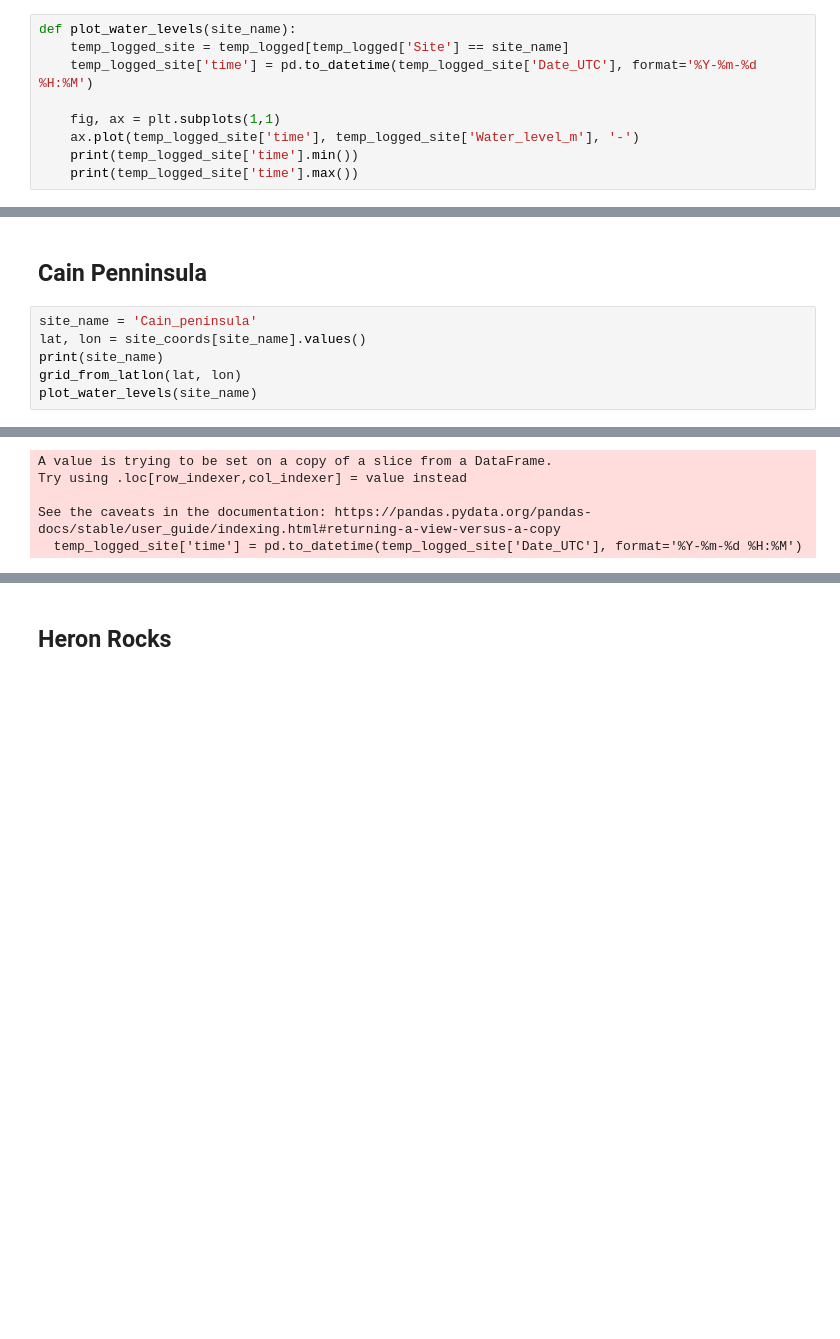
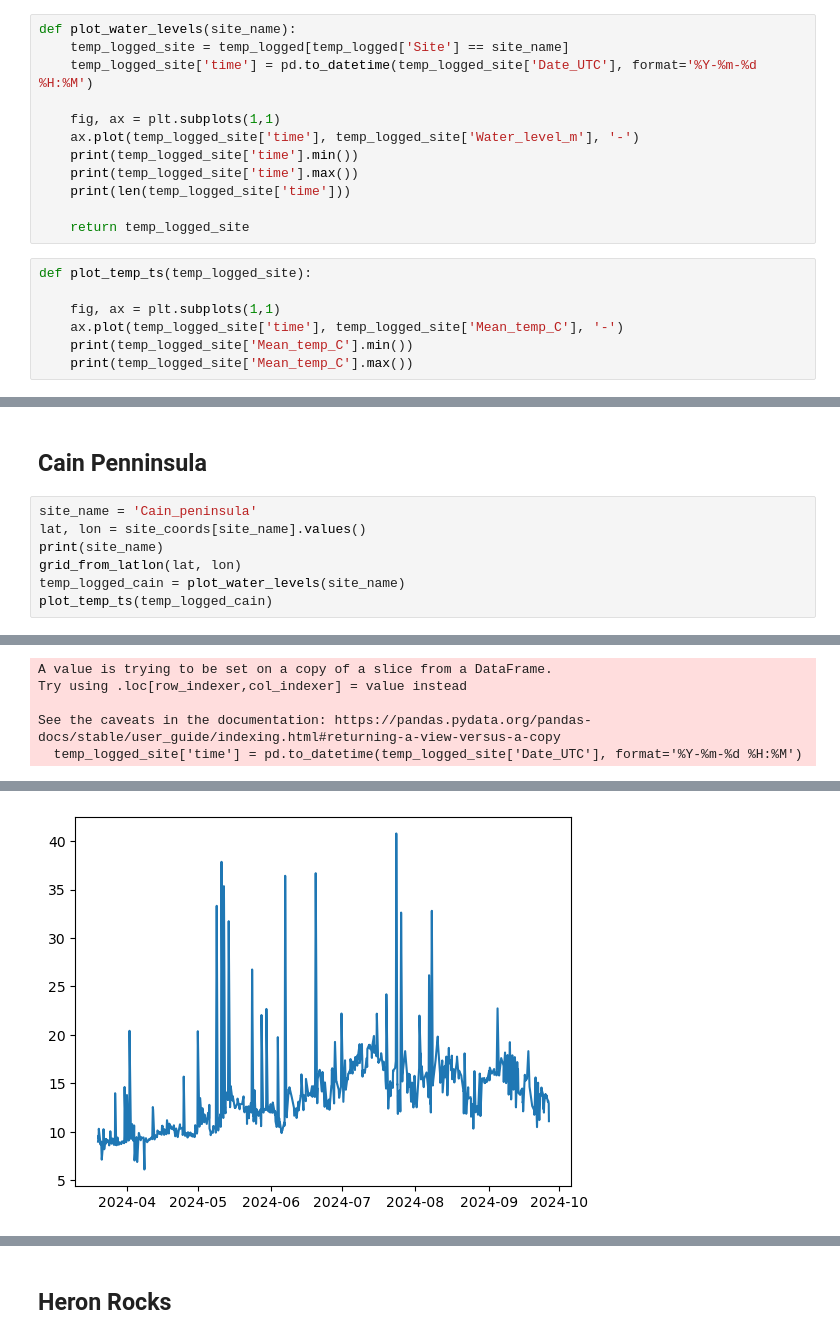
Before and after one commit to SalishSeaCast/analysis-cassidy, a Jupyter notebook: notebooks/stair_collab/julie_temperature/model_to_logger_comparison.ipynb, the cells around one changed output, grey strips where cells are left out. Saved outputs shown, nothing was run; the diff lists cells and outputs as text; blank space fills up the shorter version.

```diff
--- a/notebooks/stair_collab/julie_temperature/model_to_logger_comparison.ipynb
+++ b/notebooks/stair_collab/julie_temperature/model_to_logger_comparison.ipynb
@@ -66,6 +68,16 @@ def plot_water_levels(site_name):
     ax.plot(temp_logged_site['time'], temp_logged_site['Water_level_m'], '-')
     print(temp_logged_site['time'].min())
     print(temp_logged_site['time'].max())
+    print(len(temp_logged_site['time']))
+
+    return temp_logged_site
+# %%
+def plot_temp_ts(temp_logged_site):
+
+    fig, ax = plt.subplots(1,1)
+    ax.plot(temp_logged_site['time'], temp_logged_site['Mean_temp_C'], '-')
+    print(temp_logged_site['Mean_temp_C'].min())
+    print(temp_logged_site['Mean_temp_C'].max())
 # %% [markdown]
 # Work
 # %%
@@ -87,7 +99,8 @@ site_name = 'Cain_peninsula'
 lat, lon = site_coords[site_name].values()
 print(site_name)
 grid_from_latlon(lat, lon)
-plot_water_levels(site_name)
+temp_logged_cain = plot_water_levels(site_name)
+plot_temp_ts(temp_logged_cain)
 # %% [output]
 Cain_peninsula
 (y, x): (384, 263)
@@ -97,10 +113,11 @@ Bathy: 19.75 m
 A value is trying to be set on a copy of a slice from a DataFrame.
 Try using .loc[row_indexer,col_indexer] = value instead
 
 See the caveats in the documentation: https://pandas.pydata.org/pandas-docs/stable/user_guide/indexing.html#returning-a-view-versus-a-copy
   temp_logged_site['time'] = pd.to_datetime(temp_logged_site['Date_UTC'], format='%Y-%m-%d %H:%M')
 [figure]
 [figure]
+[figure, added]
 # %%
 model_cain
 # %% [output]
```
Also changed, not shown: parts of 10 cells of this notebook.
